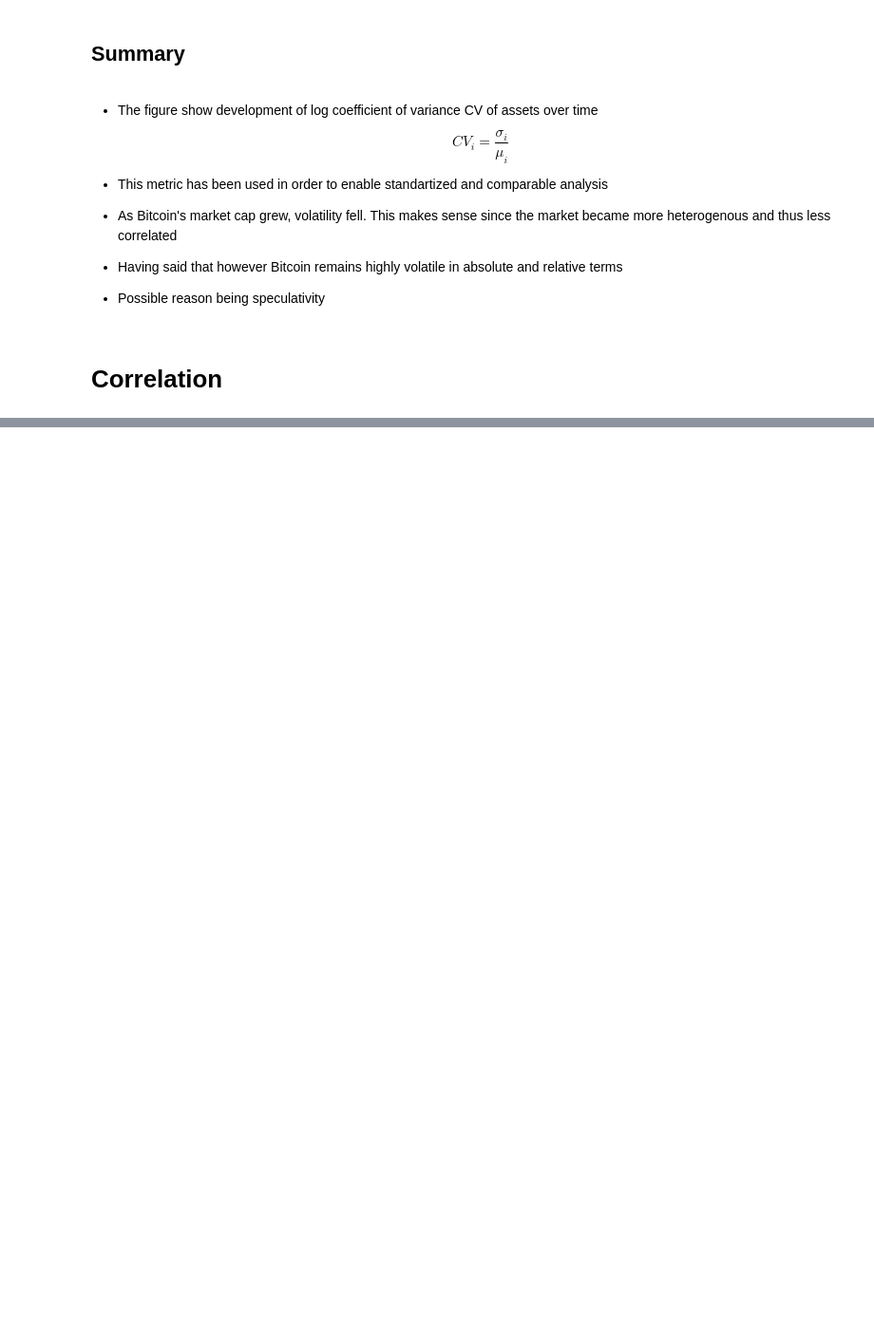
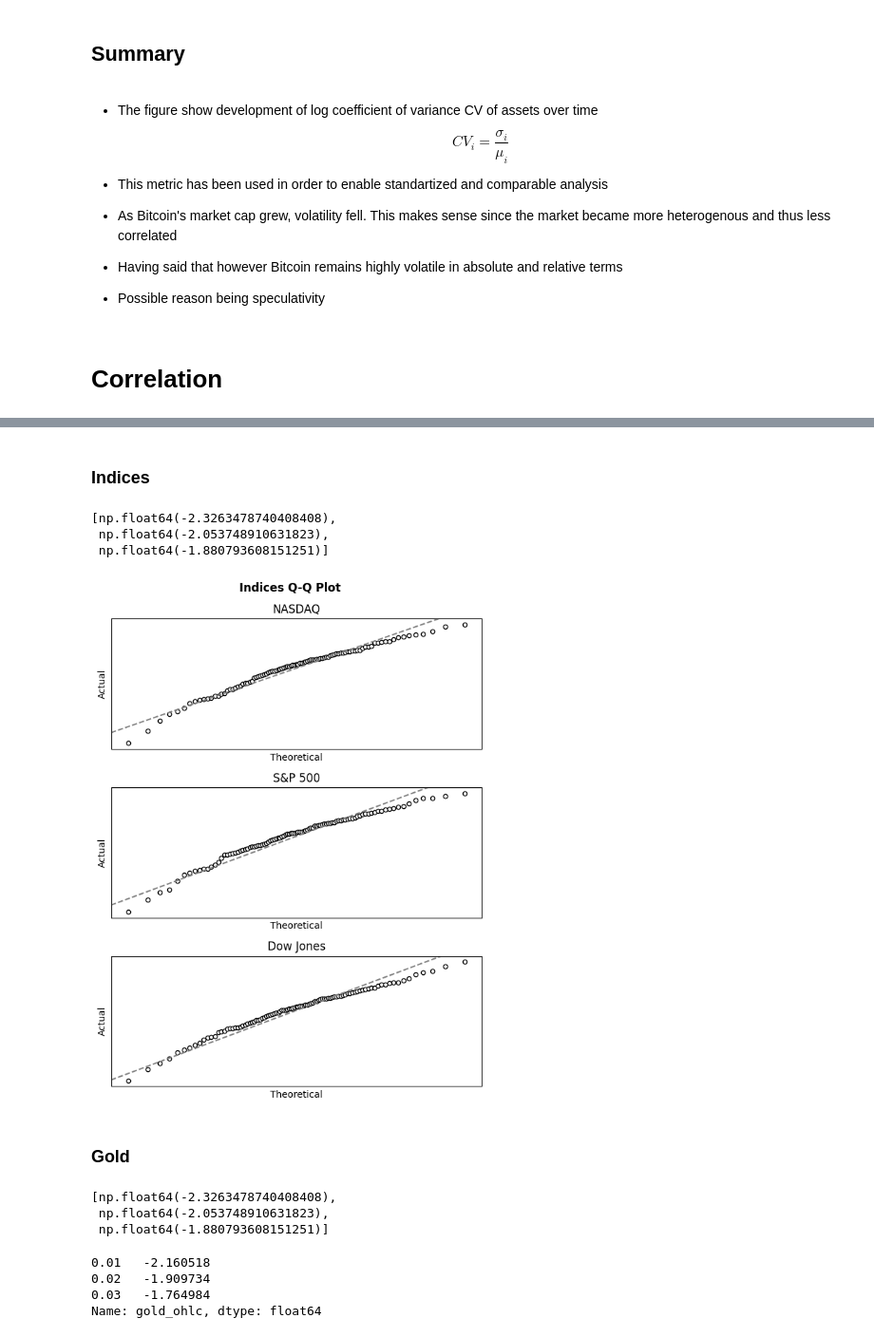
Before and after one commit to Michael-Kornilich/bitcoin_project, a Jupyter notebook: phase1/analysis.ipynb, the cells around one changed output, grey strips where cells are left out. Shown at 95% size. Cells and saved outputs as stored; diff of their text form; code cells hidden in the pictures; blank space fills up the shorter version.

```diff
--- a/phase1/analysis.ipynb
+++ b/phase1/analysis.ipynb
@@ -553,0 +665,77 @@ fig.tight_layout()
+# %% [markdown]
+### Indices
+# %%
+rv = Normal()
+theory_quantiles = [rv.icdf(i) for i in np.linspace(0.01,0.99,99)]
+theory_quantiles[:3]
+# %% [output]
+[np.float64(-2.3263478740408408),
+ np.float64(-2.053748910631823),
+ np.float64(-1.880793608151251)]
+# %%
+fig, *ax_ = plt.subplots(
+    nrows=3,
+    ncols=1,
+    figsize=(6,8)
+)
+mapping = {
+    "nasdaq_ohlc": "NASDAQ",
+    "snp_ohlc": "S&P 500",
+    "dow_jones_ohlc": "Dow Jones"
+}
+
+for ax, (name, data) in zip(ax_[0], pct_changes_z[["nasdaq_ohlc","snp_ohlc","dow_jones_ohlc"]].items()):
+    actual_quantiles = data.quantile(
+        q=np.linspace(0.01,0.99,99)
+    )
+
+    ax.scatter(
+        x=theory_quantiles,
+        y=actual_quantiles,
+        s=20,
+        color="white",
+        linewidths=1,
+        edgecolor="black"
+    )
+
+    ax.axline(
+        (0, 0),
+        (1, 1),
+        linestyle="dashed",
+        color="gray"
+    )
+    ax.set_xticks([])
+    ax.set_yticks([])
+
+    ax.set_xlabel("Theoretical")
+    ax.set_ylabel("Actual")
+    ax.set_title(mapping[name])
+
+fig.suptitle(
+    "Indices Q-Q Plot",
+    weight="bold"
+)
+fig.tight_layout()
+pass
+# %% [output]
+[figure, added]
+# %% [markdown]
+### Gold
+# %%
+rv = Normal(mu=0, sigma=1)
+theory_quantiles = [rv.icdf(i) for i in np.linspace(0.01,0.99,99)]
+theory_quantiles[:3]
+# %% [output]
+[np.float64(-2.3263478740408408),
+ np.float64(-2.053748910631823),
+ np.float64(-1.880793608151251)]
+# %%
+actual_quantiles = (pct_changes_z["gold_ohlc"]).quantile(
+    q=np.linspace(0.01,0.99,99)
+)
+actual_quantiles.head(3)
+# %% [output]
+0.01   -2.160518
+0.02   -1.909734
+0.03   -1.764984
+Name: gold_ohlc, dtype: float64
```
Also changed, not shown: parts of 38 cells of this notebook.
